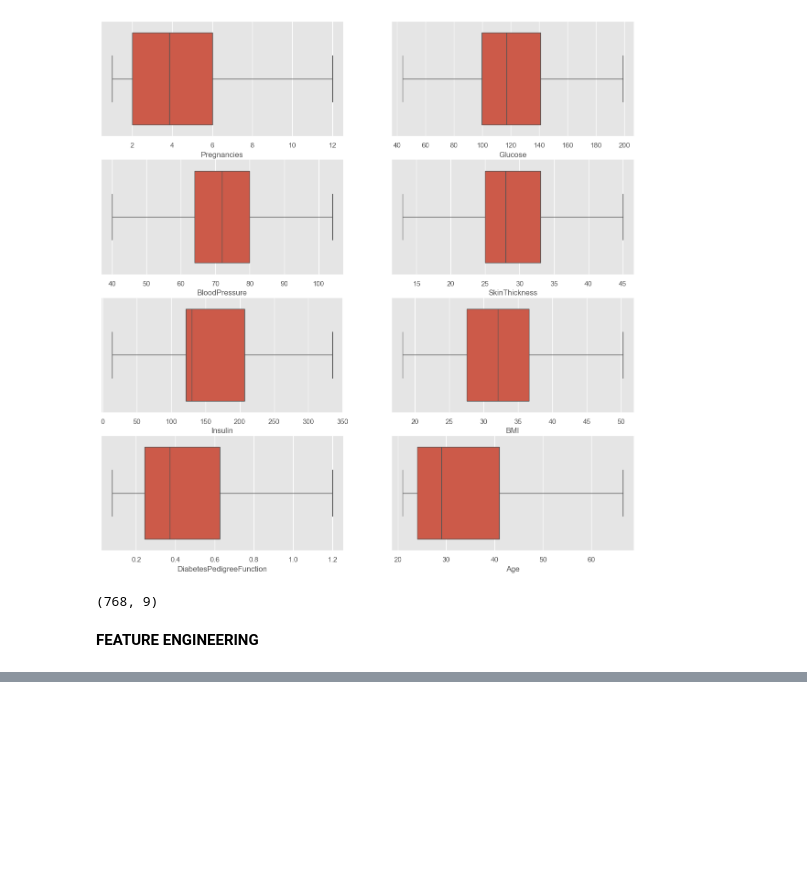
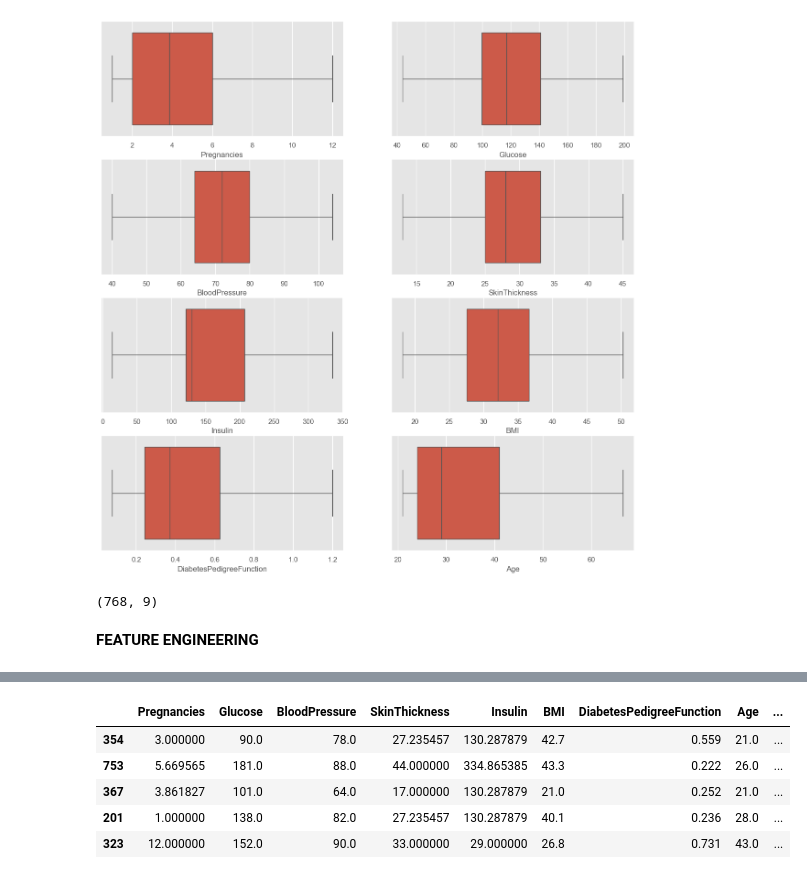
Before and after one commit to keerthi932/Data_Science_Projects, a Jupyter notebook: Diabetes/advanced_method.ipynb, the cells around one changed output, grey strips where cells are left out. Cells and saved outputs as stored; diff of their text form; code cells hidden in the pictures; blank space fills up the shorter version.

```diff
--- a/Diabetes/advanced_method.ipynb
+++ b/Diabetes/advanced_method.ipynb
@@ -426,0 +493,16 @@ diabet_df.shape
+# %%
+age_values= pd.Series(['Child', 'Young Adults', 'Middle Aged', 'Old aged'], dtype= 'category')
+diabet_df['Age_Category']= age_values
+diabet_df.loc[diabet_df.Age<= 16, 'Age_Category']= age_values[0]
+diabet_df.loc[(diabet_df.Age> 16) & (diabet_df.Age<= 30), 'Age_Category']= age_values[1]
+diabet_df.loc[(diabet_df.Age> 30) & (diabet_df.Age<= 45), 'Age_Category']= age_values[2]
+diabet_df.loc[diabet_df.Age> 45, 'Age_Category']= age_values[3]
+# %%
+diabet_df.sample(5)
+# %% [output]
+|  | Pregnancies | Glucose | BloodPressure | SkinThickness | Insulin | BMI | DiabetesPedigreeFunction | Age | ... |
+| 354 | 3.000000 | 90.0 | 78.0 | 27.235457 | 130.287879 | 42.7 | 0.559 | 21.0 | ... |
+| 753 | 5.669565 | 181.0 | 88.0 | 44.000000 | 334.865385 | 43.3 | 0.222 | 26.0 | ... |
+| 367 | 3.861827 | 101.0 | 64.0 | 17.000000 | 130.287879 | 21.0 | 0.252 | 21.0 | ... |
+| 201 | 1.000000 | 138.0 | 82.0 | 27.235457 | 130.287879 | 40.1 | 0.236 | 28.0 | ... |
+| 323 | 12.000000 | 152.0 | 90.0 | 33.000000 | 29.000000 | 26.8 | 0.731 | 43.0 | ... |
```
Also changed, not shown: parts of 16 cells of this notebook.
